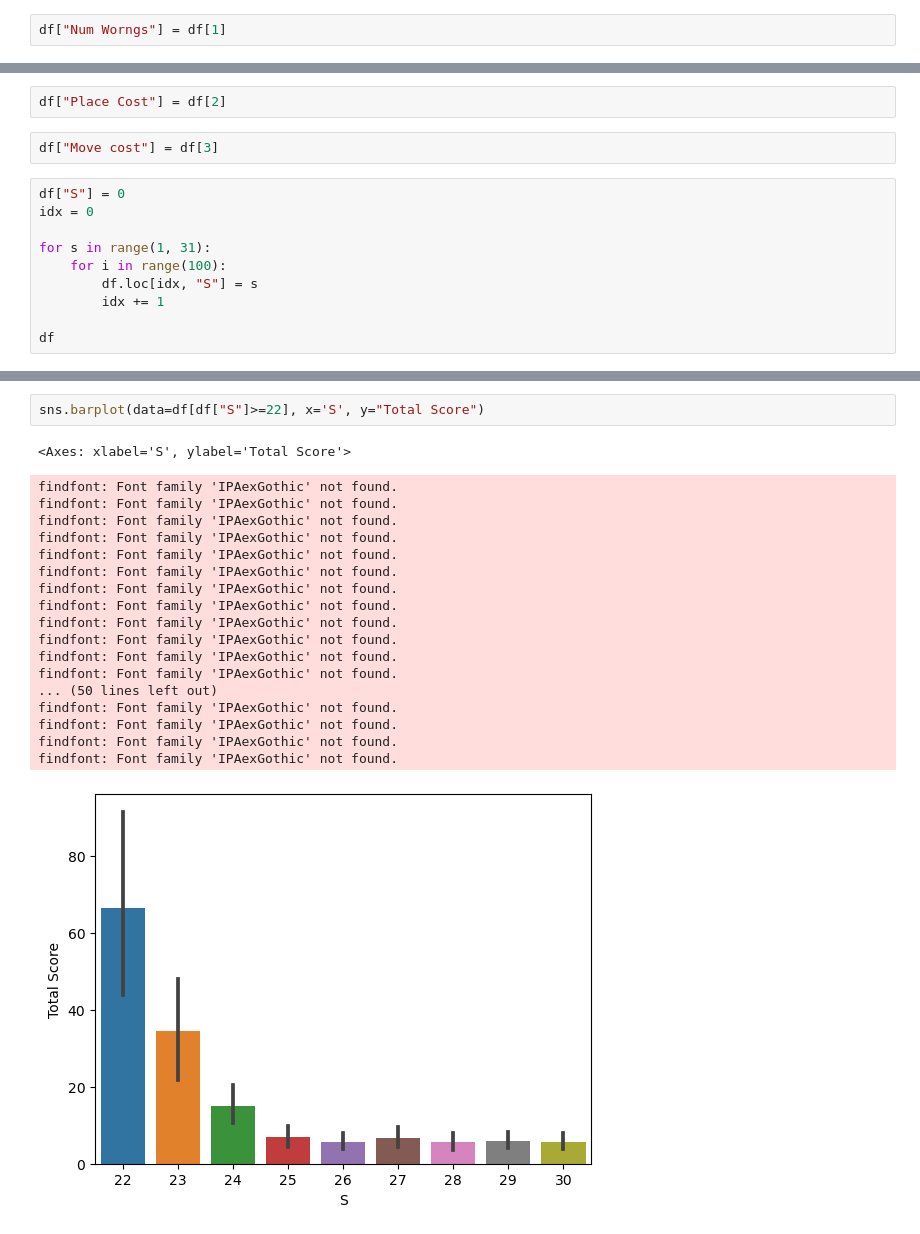
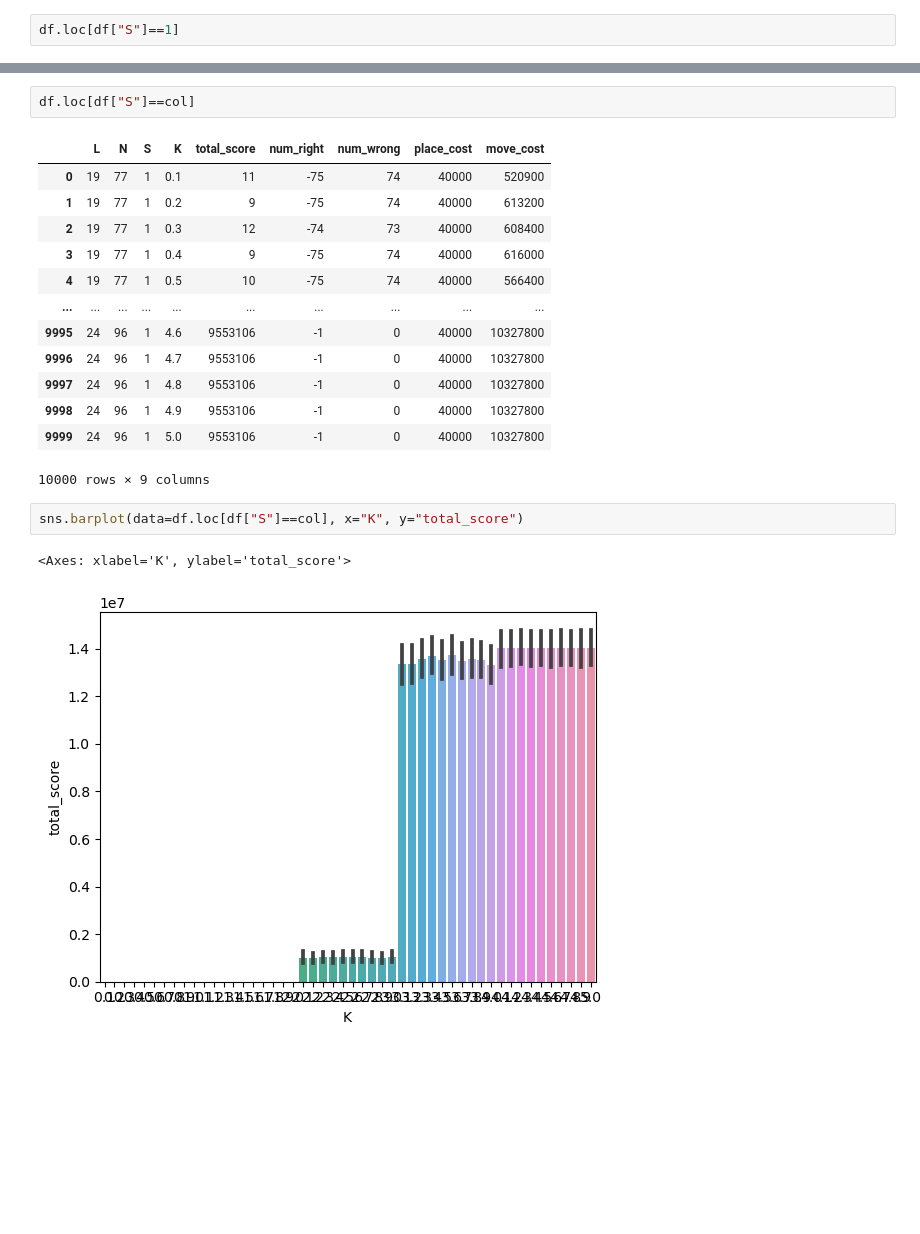
Before and after one commit to miiitomi/atcoder, a Jupyter notebook: AHC/ahc022/test.ipynb, the cells around one changed output, grey strips where cells are left out. Saved outputs shown, nothing was run; the diff lists cells and outputs as text; blank space fills up the shorter version.

```diff
--- a/AHC/ahc022/test.ipynb
+++ b/AHC/ahc022/test.ipynb
@@ -54,2 +55,2 @@ df
 # %%
-df["Num Worngs"] = df[1]
+df.loc[df["S"]==1]
@@ -72,14 +70,0 @@ df
-# %%
-df["Place Cost"] = df[2]
-# %%
-df["Move cost"] = df[3]
-# %%
-df["S"] = 0
-idx = 0
-
-for s in range(1, 31):
-    for i in range(100):
-        df.loc[idx, "S"] = s
-        idx += 1
-
-df
@@ -100,22 +71,21 @@ df
+# %%
+df.loc[df["S"]==col]
+# %% [output]
+|  | L | N | S | K | total_score | num_right | num_wrong | place_cost | move_cost |
+| 0 | 19 | 77 | 1 | 0.1 | 11 | -75 | 74 | 40000 | 520900 |
+| 1 | 19 | 77 | 1 | 0.2 | 9 | -75 | 74 | 40000 | 613200 |
+| 2 | 19 | 77 | 1 | 0.3 | 12 | -74 | 73 | 40000 | 608400 |
+| 3 | 19 | 77 | 1 | 0.4 | 9 | -75 | 74 | 40000 | 616000 |
+| 4 | 19 | 77 | 1 | 0.5 | 10 | -75 | 74 | 40000 | 566400 |
+| ... | ... | ... | ... | ... | ... | ... | ... | ... | ... |
+| 9995 | 24 | 96 | 1 | 4.6 | 9553106 | -1 | 0 | 40000 | 10327800 |
+| 9996 | 24 | 96 | 1 | 4.7 | 9553106 | -1 | 0 | 40000 | 10327800 |
+| 9997 | 24 | 96 | 1 | 4.8 | 9553106 | -1 | 0 | 40000 | 10327800 |
+| 9998 | 24 | 96 | 1 | 4.9 | 9553106 | -1 | 0 | 40000 | 10327800 |
+| 9999 | 24 | 96 | 1 | 5.0 | 9553106 | -1 | 0 | 40000 | 10327800 |
+10000 rows × 9 columns
 # %%
-sns.barplot(data=df[df["S"]>=22], x='S', y="Total Score")
+sns.barplot(data=df.loc[df["S"]==col], x="K", y="total_score")
 # %% [output]
-<Axes: xlabel='S', ylabel='Total Score'>
+<Axes: xlabel='K', ylabel='total_score'>
-findfont: Font family 'IPAexGothic' not found.
-findfont: Font family 'IPAexGothic' not found.
-findfont: Font family 'IPAexGothic' not found.
-findfont: Font family 'IPAexGothic' not found.
-findfont: Font family 'IPAexGothic' not found.
-findfont: Font family 'IPAexGothic' not found.
-findfont: Font family 'IPAexGothic' not found.
-findfont: Font family 'IPAexGothic' not found.
-findfont: Font family 'IPAexGothic' not found.
-findfont: Font family 'IPAexGothic' not found.
-findfont: Font family 'IPAexGothic' not found.
-findfont: Font family 'IPAexGothic' not found.
-... (50 lines left out)
-findfont: Font family 'IPAexGothic' not found.
-findfont: Font family 'IPAexGothic' not found.
-findfont: Font family 'IPAexGothic' not found.
-findfont: Font family 'IPAexGothic' not found.
-[figure, old version]
+[figure, new version]
```
Also changed, not shown: parts of 13 cells of this notebook, 19 other files.
